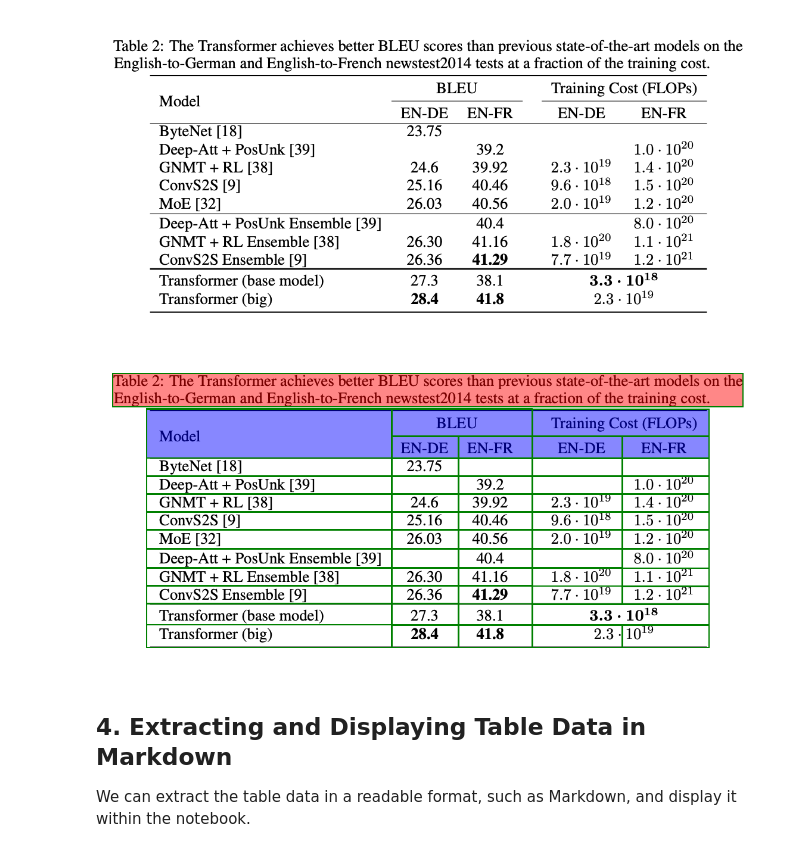
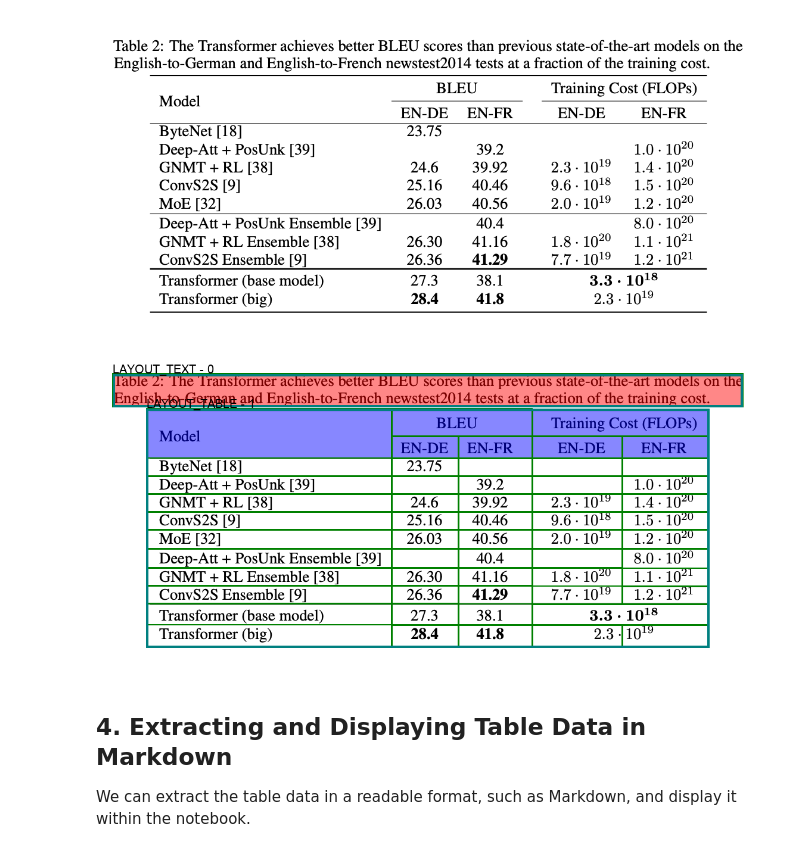
Before and after one commit to ArlindNocaj/layout-aware-preprocessing-rag, a Jupyter notebook: 03-tabular-data-qna.ipynb, the cells around one changed output. Saved outputs shown, nothing was run; the diff lists cells and outputs as text; code cells hidden in the pictures.

```diff
--- a/03-tabular-data-qna.ipynb
+++ b/03-tabular-data-qna.ipynb
@@ -50,13 +33,17 @@ image
 extractor = Textractor()
 document = extractor.analyze_document(
     file_source=image,
-    features=[TextractFeatures.TABLES],
+    features=[
+        TextractFeatures.TABLES,
+        TextractFeatures.LAYOUT,
+    ],
     save_image=True
 )
 # %%
-document.tables[0].visualize(with_words=False)
+#document.tables[0].visualize(with_words=False)
+document.visualize(with_words=False)
 # %% [output]
-[figure, old version]
+[figure, new version]
 # %% [markdown]
 ## 4. Extracting and Displaying Table Data in Markdown
 
```
Also changed, not shown: parts of 7 cells of this notebook.
